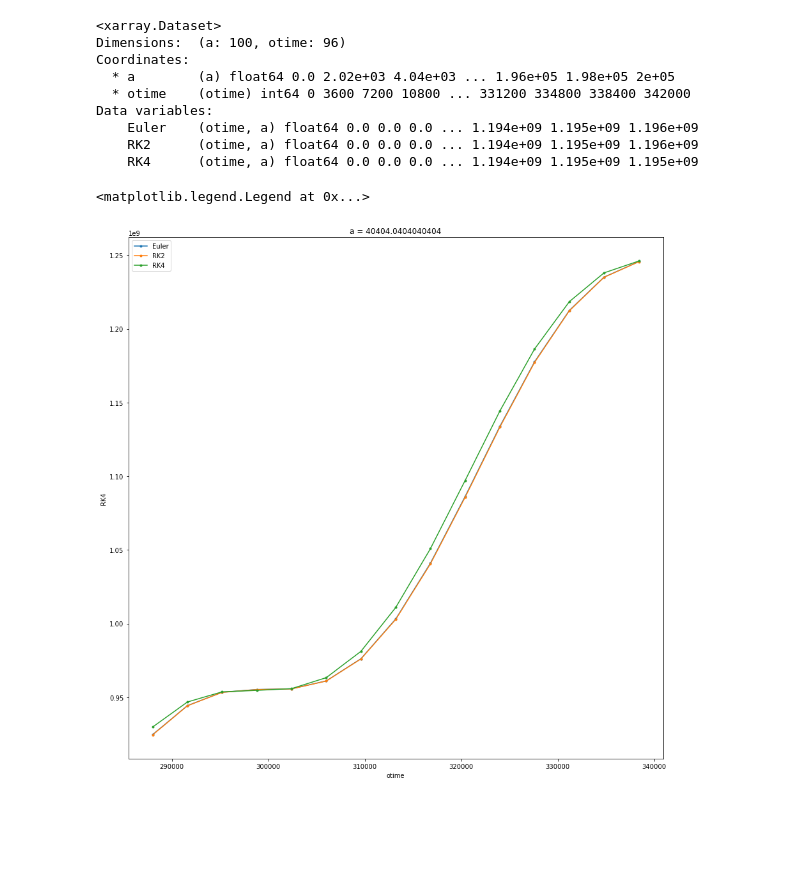
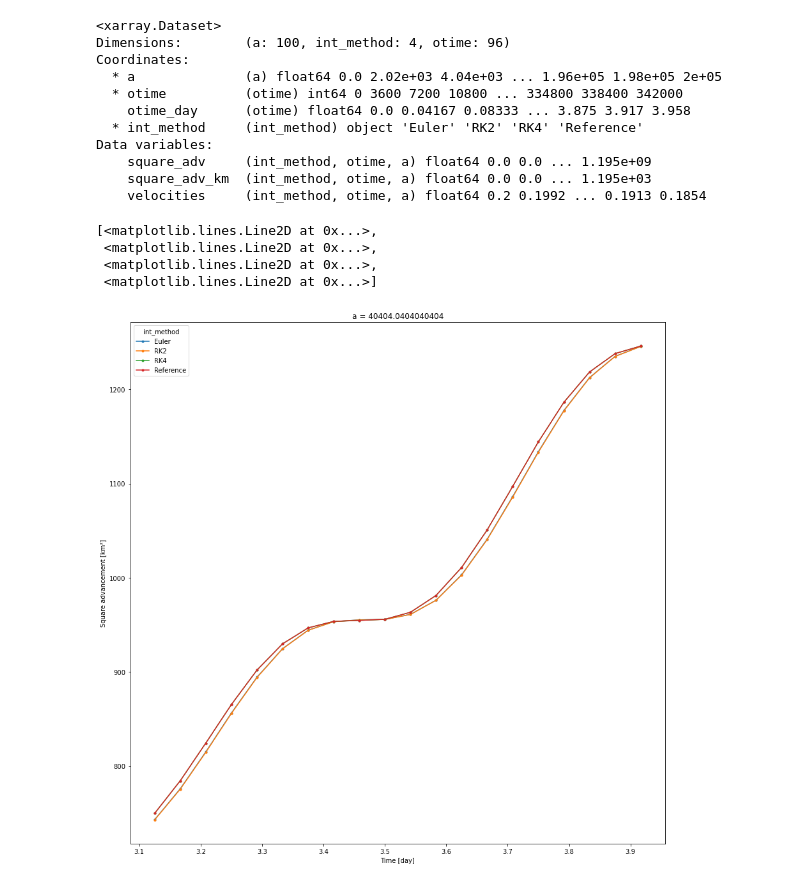
Before and after one commit to margot-demol/stage-m1, a Jupyter notebook: temporal_int_comparison.ipynb, the cells around one changed output. Cells and saved outputs as stored; diff of their text form; code cells hidden in the pictures; blank space fills up the shorter version.

```diff
--- a/temporal_int_comparison.ipynb
+++ b/temporal_int_comparison.ipynb
@@ -3,39 +7,48 @@ import stagem1.temporal_integration as sti
 # %%
 x=sti.SetUp()
-ae2=sti.np.power(x.out_ds.advancement,2)
+ae2=x['adv']**2
+ve=x['v']
+
 x.update_model(intmethod=sti.Runge_Kutta2)
-ark22=sti.np.power(x.out_ds.advancement,2)
+ark22=x['adv']**2
+vrk2=x['v']
+
 x.update_model(intmethod=sti.Runge_Kutta4)
-ark42=sti.np.power(x.out_ds.advancement,2)
-a2 = sti.xr.Dataset({
-    "Euler": ae2,
-    "RK2": ark22,
-    "RK4": ark42}
-)
+ark42=x['adv']**2
+vrk4=x['v']
+
+x_ref=sti.SetUp(time= list(np.arange(0,sti.d2s*4, sti.h2s/6)))#10 min step
+x_ref.update_model(intmethod=sti.Runge_Kutta4)
+ark42_ref=x_ref['adv']**2
+v_ref=x_ref['v']
+
+a2=xr.concat([ae2, ark22, ark42, ark42_ref], pd.Index(["Euler", "RK2", "RK4", "Reference"], name="int_method"))
+a2.name='square advancement'
+a2=a2.to_dataset(name='square_adv')
+
+a2['square_adv_km']=a2.square_adv/1000000
+a2.square_adv_km.attrs={"units":"km²", "long_name":"Square advancement"}
+a2['velocities']=xr.concat([ve, vrk2, vrk4, v_ref], pd.Index(["Euler", "RK2", "RK4", "Reference"], name="int_method"))
+
 a2
 # %% [output]
 <xarray.Dataset>
-Dimensions:  (a: 100, otime: 96)
+Dimensions:        (a: 100, int_method: 4, otime: 96)
 Coordinates:
-  * a        (a) float64 0.0 2.02e+03 4.04e+03 ... 1.96e+05 1.98e+05 2e+05
-  * otime    (otime) int64 0 3600 7200 10800 ... 331200 334800 338400 342000
+  * a              (a) float64 0.0 2.02e+03 4.04e+03 ... 1.96e+05 1.98e+05 2e+05
+  * otime          (otime) int64 0 3600 7200 10800 ... 334800 338400 342000
+    otime_day      (otime) float64 0.0 0.04167 0.08333 ... 3.875 3.917 3.958
+  * int_method     (int_method) object 'Euler' 'RK2' 'RK4' 'Reference'
 Data variables:
-    Euler    (otime, a) float64 0.0 0.0 0.0 ... 1.194e+09 1.195e+09 1.196e+09
-    RK2      (otime, a) float64 0.0 0.0 0.0 ... 1.194e+09 1.195e+09 1.196e+09
-    RK4      (otime, a) float64 0.0 0.0 0.0 ... 1.194e+09 1.195e+09 1.195e+09
+    square_adv     (int_method, otime, a) float64 0.0 0.0 ... 1.195e+09
+    square_adv_km  (int_method, otime, a) float64 0.0 0.0 ... 1.195e+03
+    velocities     (int_method, otime, a) float64 0.2 0.1992 ... 0.1913 0.1854
 # %%
-
-traj=20
-
-#a2.isel(a=traj, otime=sti.np.arange(50,95)).plot.scatter(x="otime", y="Euler", marker='.', figsize=(15,15), s=10, label='Euler', )
-#a2.isel(a=traj, otime=sti.np.arange(50,95)).plot.scatter(x="otime", y="RK2", marker='.', s=10, label='RK2')
-#a2.isel(a=traj, otime=sti.np.arange(50,95)).plot.scatter(x="otime", y="RK4", marker='.', s=10, label= 'RK4')
-
-a2.isel(a=traj, otime=sti.np.arange(80,95)).Euler.plot( marker='.', figsize=(15,15) ,label='Euler', )
-a2.isel(a=traj, otime=sti.np.arange(80,95)).RK2.plot(marker='.',label='RK2')
-a2.isel(a=traj, otime=sti.np.arange(80,95)).RK4.plot(marker='.', label= 'RK4')
-
-sti.plt.legend()
+traj=20 #to choose the particule
+a2.square_adv_km.isel(a=traj, otime=sti.np.arange(75,95)).plot(x="otime_day", marker='.', figsize=(15,15), hue="int_method" )
 # %% [output]
-<matplotlib.legend.Legend at 0x...>
+[<matplotlib.lines.Line2D at 0x...>,
+ <matplotlib.lines.Line2D at 0x...>,
+ <matplotlib.lines.Line2D at 0x...>,
+ <matplotlib.lines.Line2D at 0x...>]
-[figure, old version]
+[figure, new version]
```
Also changed, not shown: parts of 6 cells of this notebook, 2 other files.
